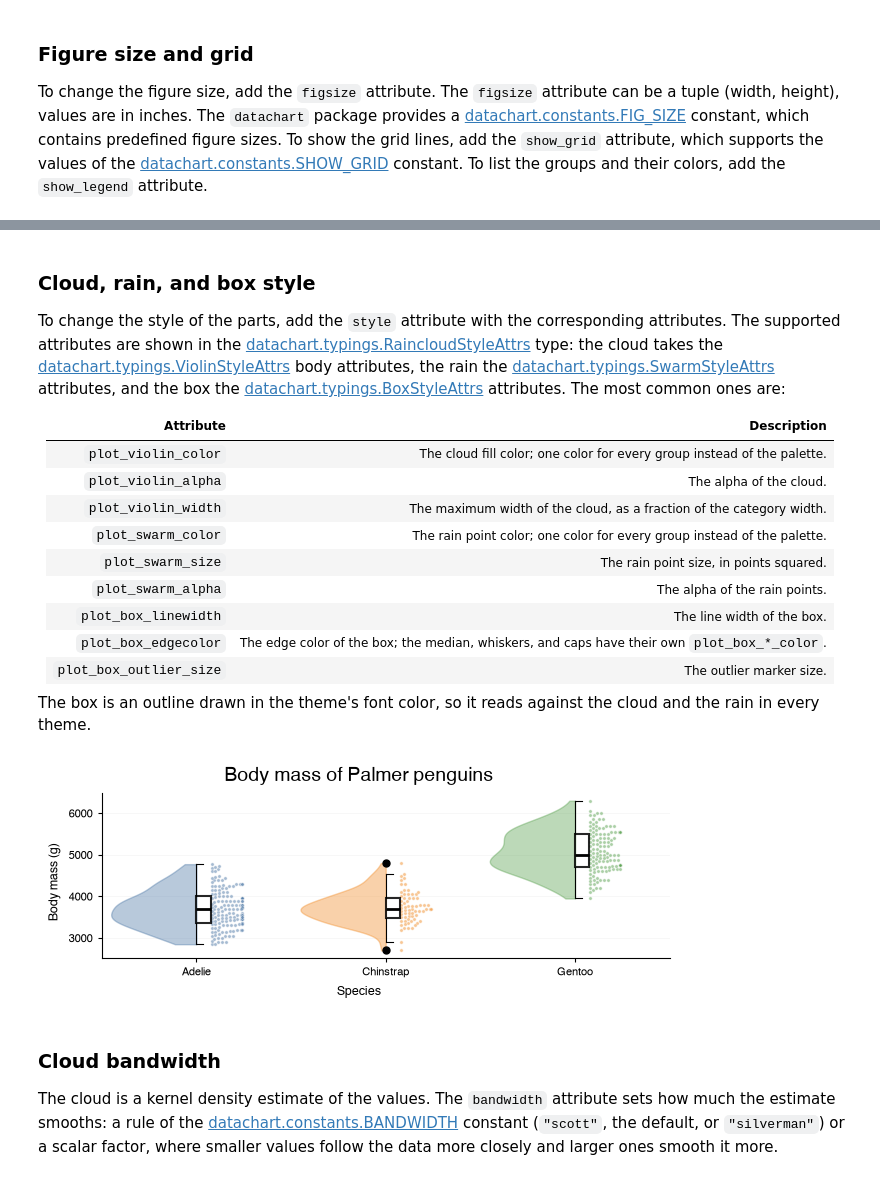
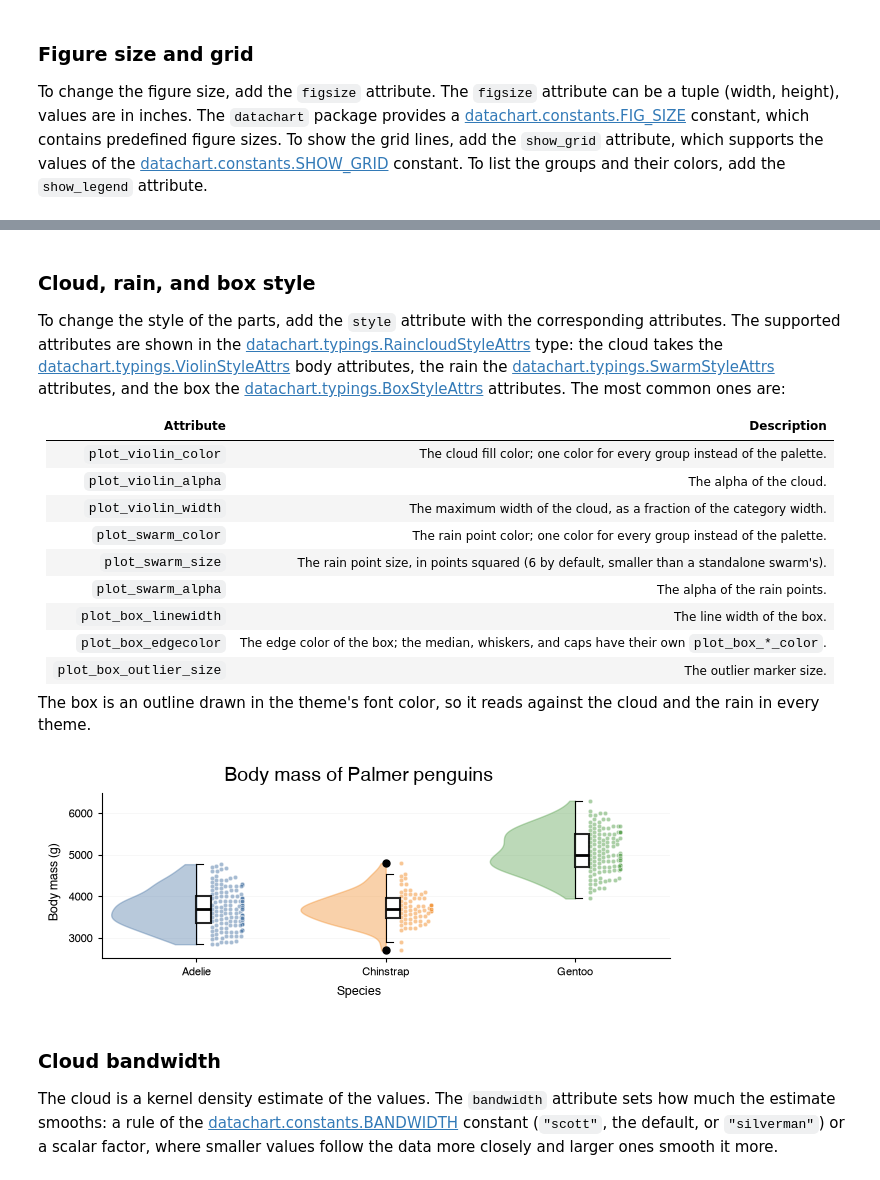
Before and after one commit to eriknovak/datachart, a Jupyter notebook: docs/how-to-guides/charts/raincloudplot.ipynb, the cells around one changed output, grey strips where cells are left out. Drawn from its saved outputs; the diff is of its cells as text; code cells hidden in the pictures.

Commit message:
feat(charts): rain points default to size 6
The raincloud front sets the rain's point size; a chart's plot_swarm_size
still overrides it and SwarmPlot keeps the theme size.

```diff
--- a/docs/how-to-guides/charts/raincloudplot.ipynb
+++ b/docs/how-to-guides/charts/raincloudplot.ipynb
@@ -283,7 +283,7 @@ To change the style of the parts, add the `style` attribute with the correspondi
 | `plot_violin_alpha` | The alpha of the cloud. |
 | `plot_violin_width` | The maximum width of the cloud, as a fraction of the category width. |
 | `plot_swarm_color` | The rain point color; one color for every group instead of the palette. |
-| `plot_swarm_size` | The rain point size, in points squared. |
+| `plot_swarm_size` | The rain point size, in points squared (6 by default, smaller than a standalone swarm's). |
 | `plot_swarm_alpha` | The alpha of the rain points. |
 | `plot_box_linewidth` | The line width of the box. |
 | `plot_box_edgecolor` | The edge color of the box; the median, whiskers, and caps have their own `plot_box_*_color`. |
@@ -293,22 +293,22 @@ The box is an outline drawn in the theme's font color, so it reads against the c
 # %%
 RaincloudPlot(
     data=chart_data,
     # define the style of the cloud, the rain, and the box
     style={
         "plot_violin_alpha": 0.4,
         "plot_violin_width": 0.9,
-        "plot_swarm_size": 6,
+        "plot_swarm_size": 10,
         "plot_swarm_alpha": 0.5,
         "plot_box_linewidth": 1.5,
     },
     title="Body mass of Palmer penguins",
     xlabel="Species",
     ylabel="Body mass (g)",
     figsize=FIG_SIZE.FULL_SHORT,
     show_grid=SHOW_GRID.Y,
 ).show()
 # %% [output]
-[figure, old version]
+[figure, new version]
 # %% [markdown]
 ### Cloud bandwidth
 
```
Also changed, not shown: parts of 14 cells of this notebook, 3 other files.
